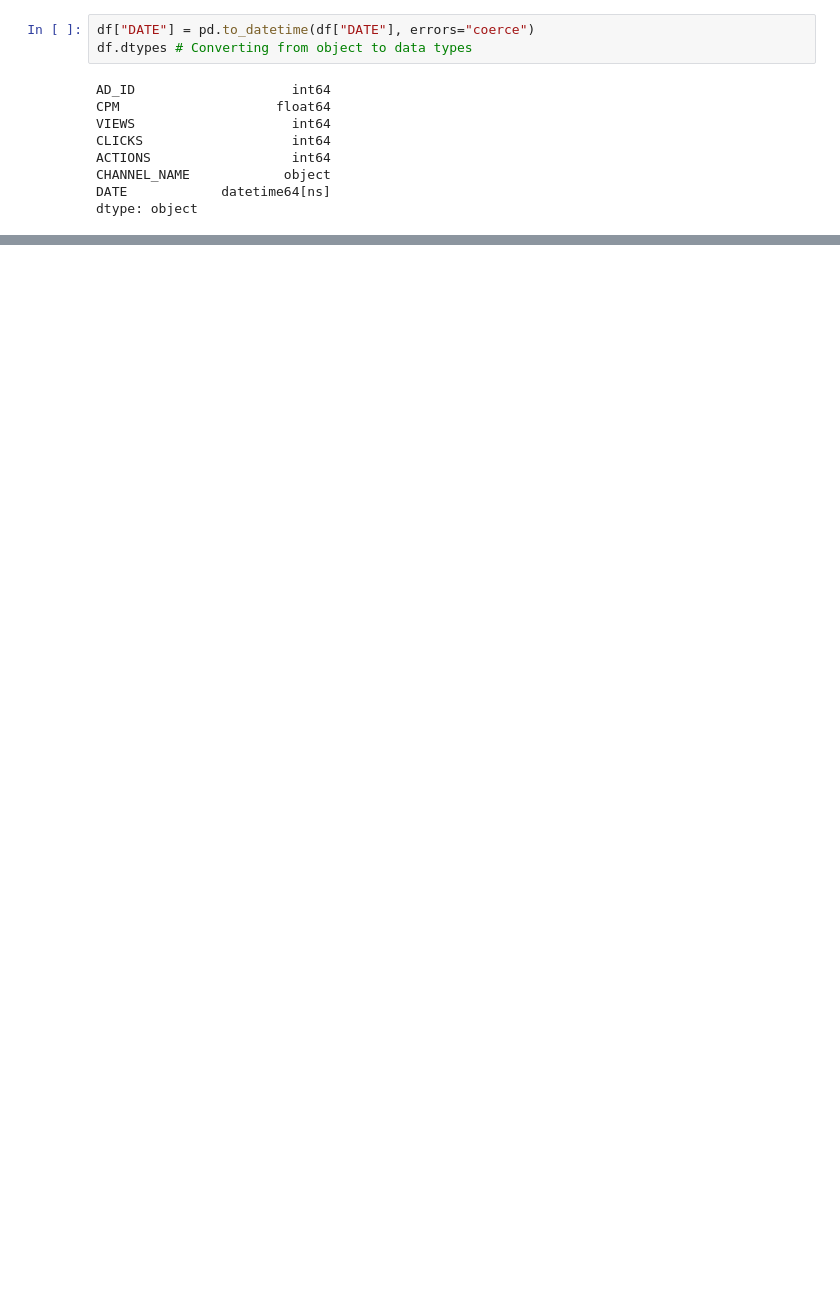
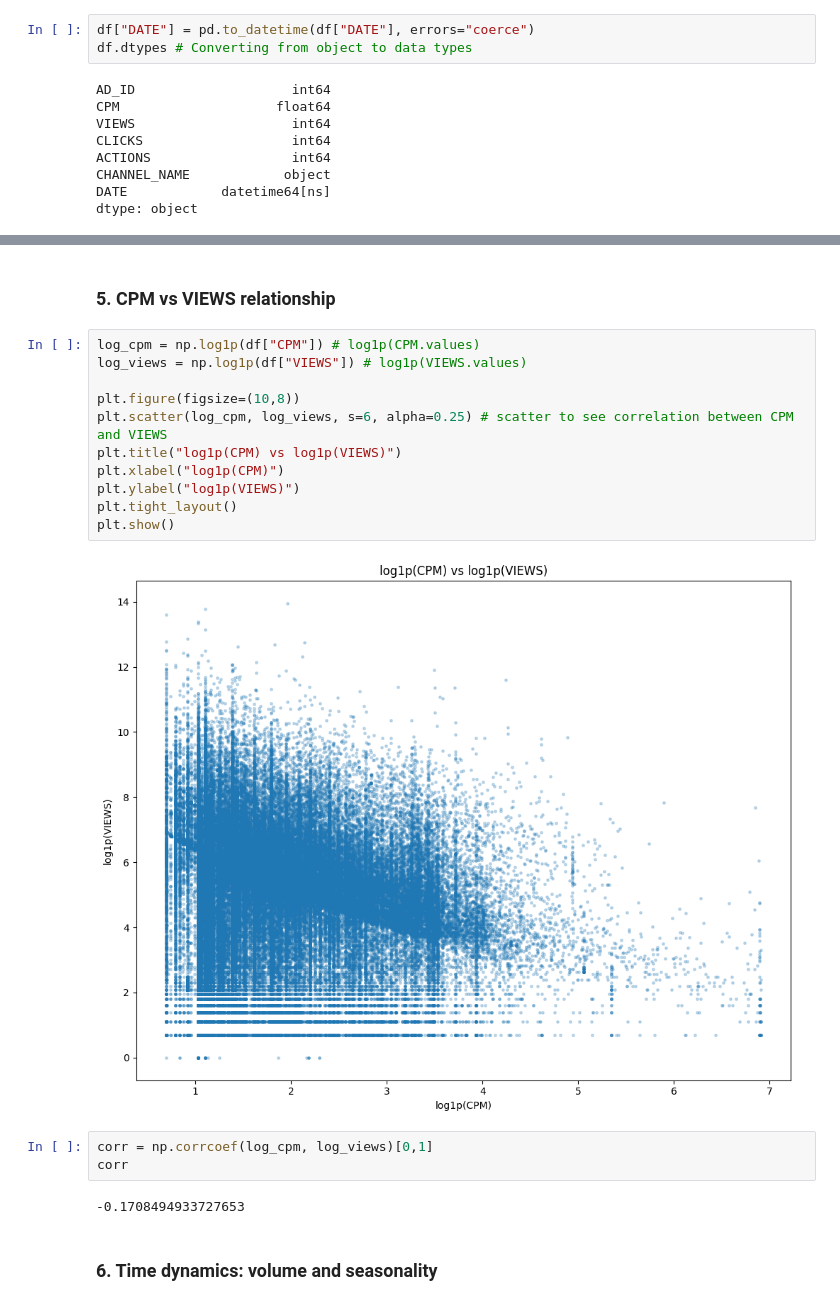
Before and after one commit to Karimkhab/telegram-ads-forecaster, a Jupyter notebook: notebook/EDA.ipynb, the cells around one changed output, grey strips where cells are left out. Cells and saved outputs as stored; diff of their text form; blank space fills up the shorter version.

```diff
--- a/notebook/EDA.ipynb
+++ b/notebook/EDA.ipynb
@@ -131,0 +151,22 @@ plot_hist(df["VIEWS"], "VIEWS distribution (log x)", bins=80, logx=True)
+# %% [markdown]
+### 5. CPM vs VIEWS relationship
+# %%
+log_cpm = np.log1p(df["CPM"]) # log1p(CPM.values)
+log_views = np.log1p(df["VIEWS"]) # log1p(VIEWS.values)
+
+plt.figure(figsize=(10,8))
+plt.scatter(log_cpm, log_views, s=6, alpha=0.25) # scatter to see correlation between CPM and VIEWS
+plt.title("log1p(CPM) vs log1p(VIEWS)")
+plt.xlabel("log1p(CPM)")
+plt.ylabel("log1p(VIEWS)")
+plt.tight_layout()
+plt.show()
+# %% [output]
+[figure, added]
+# %%
+corr = np.corrcoef(log_cpm, log_views)[0,1]
+corr
+# %% [output]
+-0.1708494933727653
+# %% [markdown]
+### 6. Time dynamics: volume and seasonality
```
Also changed, not shown: parts of 24 cells of this notebook.
